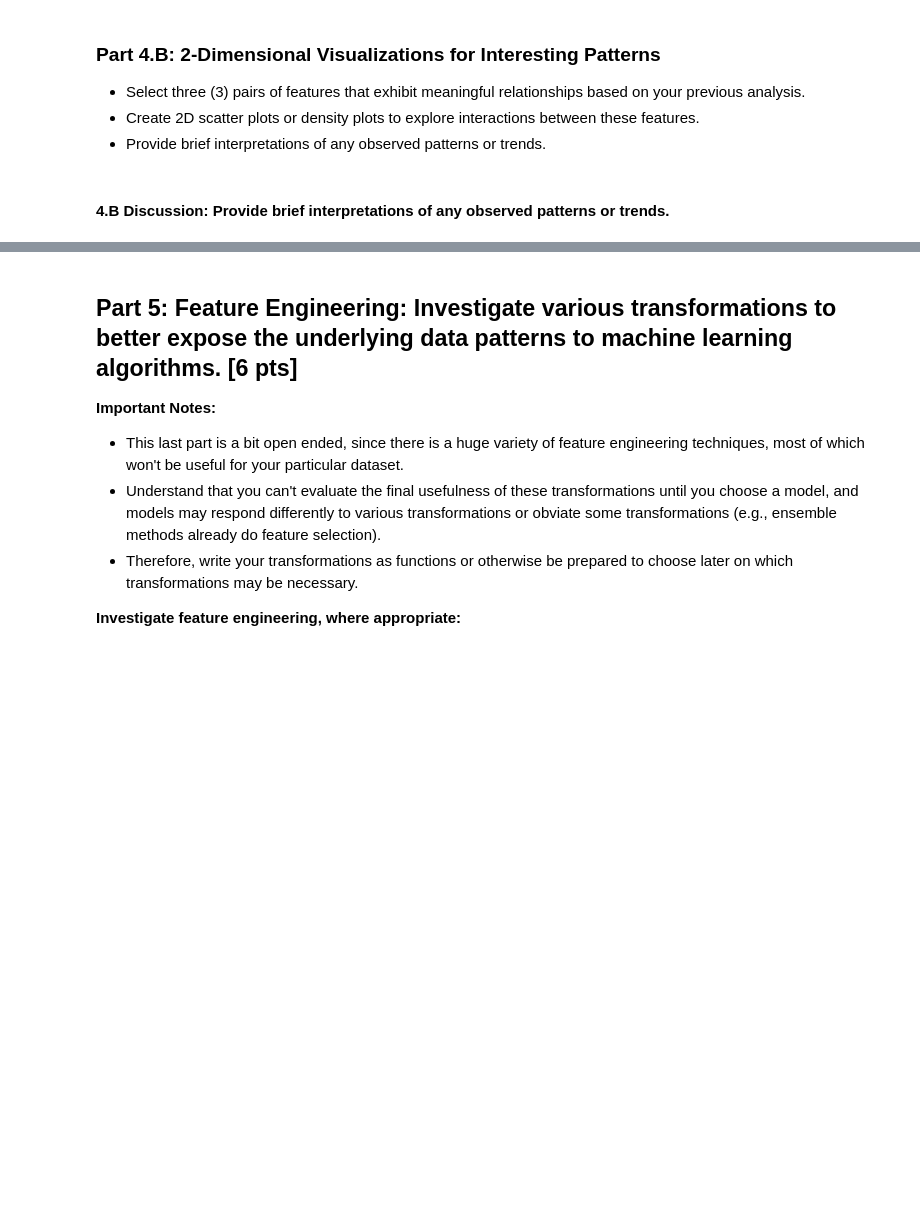
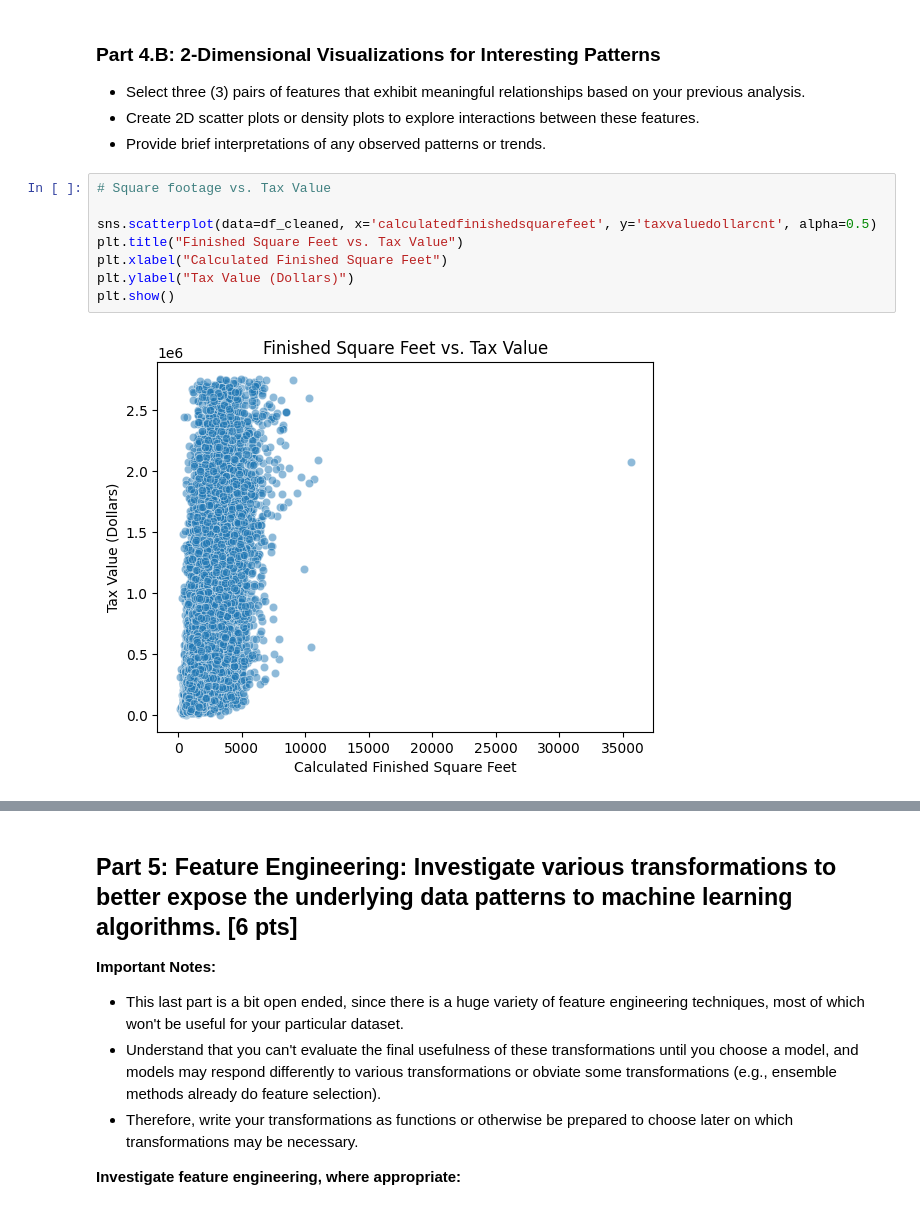
Before and after one commit to kkatoa/ML1, a Jupyter notebook: Milestone_01.ipynb, the cells around one changed output, grey strips where cells are left out. Drawn from its saved outputs; the diff is of its cells as text; blank space fills up the shorter version.

```diff
--- a/Milestone_01.ipynb
+++ b/Milestone_01.ipynb
@@ -440,5 +618,13 @@ Pay particular attention to especially interesting and/or strongly correlated fe
    - Select three (3) pairs of features that exhibit meaningful relationships based on your previous analysis.
    - Create 2D scatter plots or density plots to explore interactions between these features.
    - Provide brief interpretations of any observed patterns or trends.
-# %% [markdown]
-#### **4.B Discussion:** Provide brief interpretations of any observed patterns or trends.
+# %%
+# Square footage vs. Tax Value
+
+sns.scatterplot(data=df_cleaned, x='calculatedfinishedsquarefeet', y='taxvaluedollarcnt', alpha=0.5)
+plt.title("Finished Square Feet vs. Tax Value")
+plt.xlabel("Calculated Finished Square Feet")
+plt.ylabel("Tax Value (Dollars)")
+plt.show()
+# %% [output]
+[figure, added]
```
Also changed, not shown: parts of 19 cells of this notebook.
